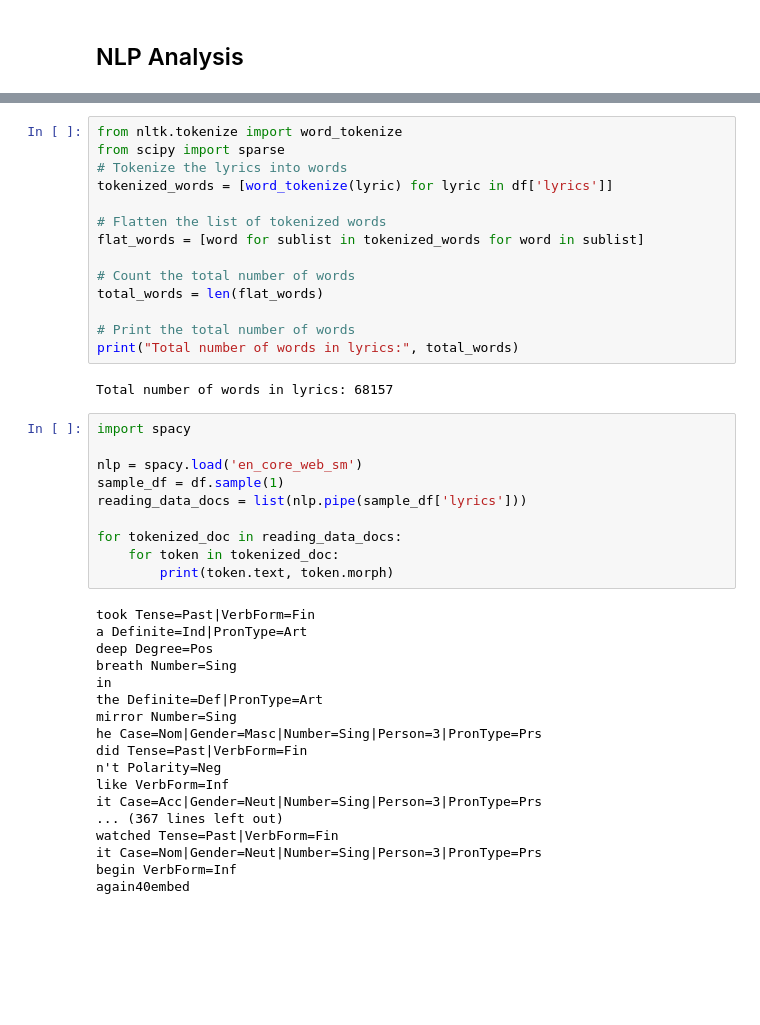
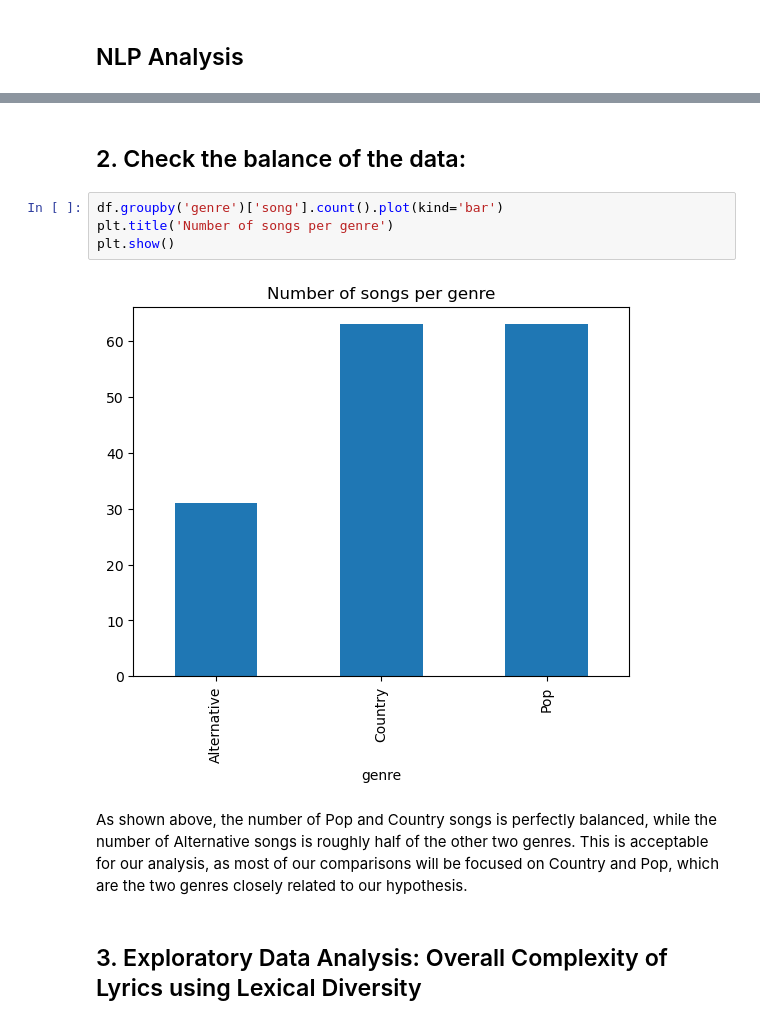
Before and after one commit to stephenczhao/NLP, a Jupyter notebook: Assignment1/Analysis1.ipynb, the cells around one changed output, grey strips where cells are left out. Saved outputs shown, nothing was run; the diff lists cells and outputs as text; blank space fills up the shorter version.

Commit message:
Included PDF and HTML for better visualization

```diff
--- a/Assignment1/Analysis1.ipynb
+++ b/Assignment1/Analysis1.ipynb
@@ -102,44 +122,12 @@ nltk.download('punkt');
-# %%
-from nltk.tokenize import word_tokenize
-from scipy import sparse
-# Tokenize the lyrics into words
-tokenized_words = [word_tokenize(lyric) for lyric in df['lyrics']]
-
-# Flatten the list of tokenized words
-flat_words = [word for sublist in tokenized_words for word in sublist]
-
-# Count the total number of words
-total_words = len(flat_words)
-
-# Print the total number of words
-print("Total number of words in lyrics:", total_words)
-# %% [output]
-Total number of words in lyrics: 68157
-# %%
-import spacy
-
-nlp = spacy.load('en_core_web_sm')
-sample_df = df.sample(1)
-reading_data_docs = list(nlp.pipe(sample_df['lyrics']))
-
-for tokenized_doc in reading_data_docs:
-    for token in tokenized_doc:
-        print(token.text, token.morph)
-# %% [output]
-took Tense=Past|VerbForm=Fin
-a Definite=Ind|PronType=Art
-deep Degree=Pos
-breath Number=Sing
-in
-the Definite=Def|PronType=Art
-mirror Number=Sing
-he Case=Nom|Gender=Masc|Number=Sing|Person=3|PronType=Prs
-did Tense=Past|VerbForm=Fin
-n't Polarity=Neg
-like VerbForm=Inf
-it Case=Acc|Gender=Neut|Number=Sing|Person=3|PronType=Prs
-... (367 lines left out)
-watched Tense=Past|VerbForm=Fin
-it Case=Nom|Gender=Neut|Number=Sing|Person=3|PronType=Prs
-begin VerbForm=Inf
-again40embed
+# %% [markdown]
+## 2. Check the balance of the data:
+# %%
+df.groupby('genre')['song'].count().plot(kind='bar')
+plt.title('Number of songs per genre')
+plt.show()
+# %% [output]
+[figure, added]
+# %% [markdown]
+As shown above, the number of Pop and Country songs is perfectly balanced, while the number of Alternative songs is roughly half of the other two genres. This is acceptable for our analysis, as most of our comparisons will be focused on Country and Pop, which are the two genres closely related to our hypothesis.
+# %% [markdown]
+## 3. Exploratory Data Analysis: Overall Complexity of Lyrics using Lexical Diversity
```
Also changed, not shown: parts of 33 cells of this notebook, 2 other files.
